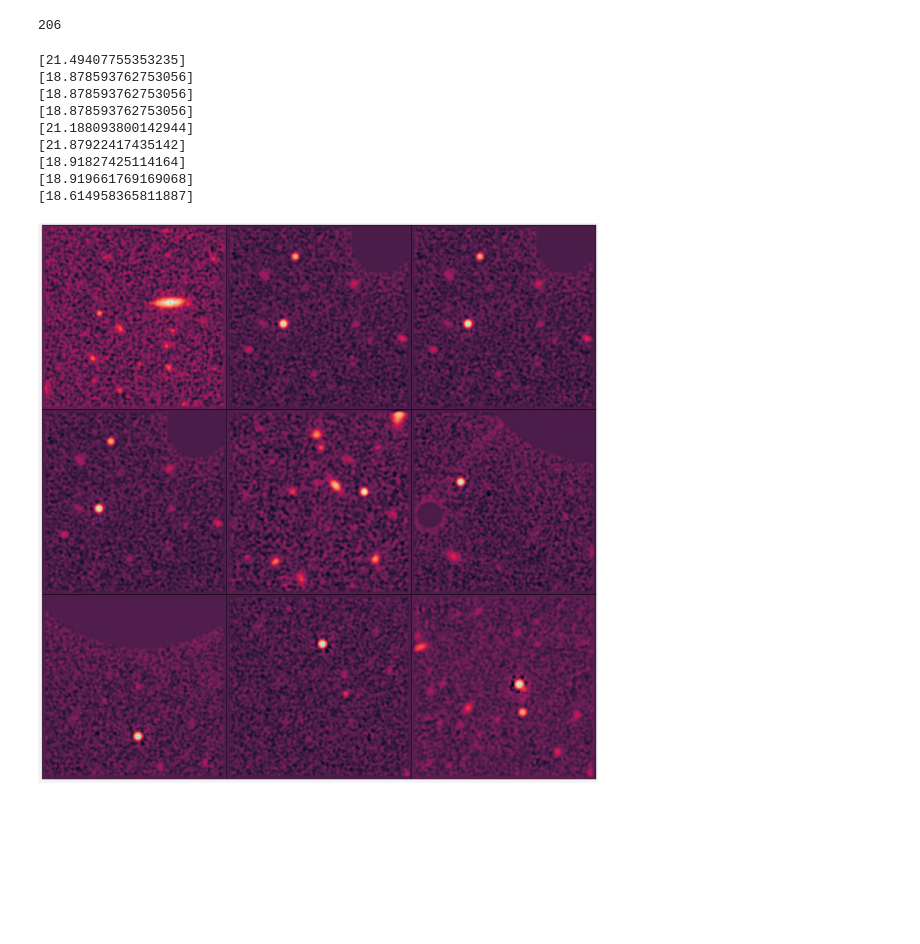
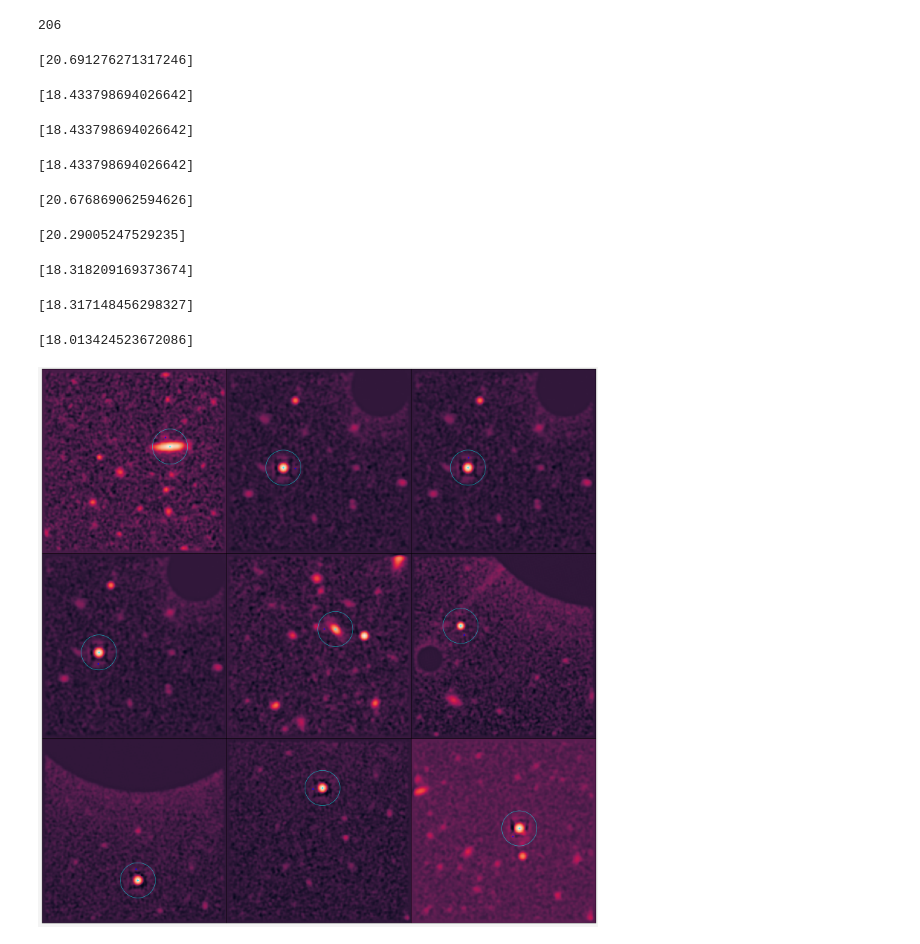
Before and after one commit to beckermr/des-y6-analysis, a Jupyter notebook: 2022_02_23_halodet_srcex/plot_big_ones.ipynb, the cells around one changed output. Drawn from its saved outputs; the diff is of its cells as text; code cells hidden in the pictures; blank space fills up the shorter version.

```diff
--- a/2022_02_23_halodet_srcex/plot_big_ones.ipynb
+++ b/2022_02_23_halodet_srcex/plot_big_ones.ipynb
@@ -156,47 +156,65 @@ msk_ok = (
 # %% [output]
 206
 # %%
+import matplotlib.pyplot as plt
+
 dim = 3
 fig, axs = pplt.subplots(nrows=dim, ncols=dim, figsize=(16, 16), hspace=0, wspace=0, share=0)
 
 i = 9
 for _i in range(dim):
     for _j in range(dim):
         sid = dsel["slice_id"][i]
         mbobs = _get_img_entry(sid, np.random.RandomState(seed=10))
-        im = mbobs[2][0].image
-        wgt = mbobs[2][0].weight
+        wgts = np.array([np.median(mbobs[i][0].weight) for i in range(len(mbobs))])
+        im = (
+            mbobs[0][0].image * wgts[0]
+            + mbobs[1][0].image * wgts[1]
+            + mbobs[2][0].image * wgts[2]
+            + mbobs[3][0].image * wgts[3]
+        ) / np.sum(wgts)
+        wgt = (
+            1.0/mbobs[0][0].weight * wgts[0]
+            + 1.0/mbobs[1][0].weight * wgts[1]
+            + 1.0/mbobs[2][0].weight * wgts[2]
+            + 1.0/mbobs[3][0].weight * wgts[3]
+        ) / np.sum(wgts)
+        wgt = 1.0 / wgt
+        wgt[~np.isfinite(wgt)] = 0
         axs[_i, _j].imshow(np.arcsinh(im * np.sqrt(np.median(wgt))), cmap="rocket")
         # print(dsel["mdet_s2n"][i])
         axs[_i, _j].grid(False)
         axs[_i, _j].xaxis.set_visible(False)
         axs[_i, _j].yaxis.set_visible(False)
 
         mmsk = (
             (d["slice_id"] == sid) & (d["mdet_step"] == "noshear")
             & np.isfinite(mag_g)
             & (np.abs(d["slice_x"] - dsel["slice_x"][i]) < 15)
             & (np.abs(d["slice_y"] - dsel["slice_y"][i]) < 15)
             & (np.abs(d["slice_x"] - dsel["slice_x"][i]) > 0)
             & (np.abs(d["slice_y"] - dsel["slice_y"][i]) > 0)
             & (mag_g < 22)
         )
         if np.any(mmsk):
-            print(sorted(mag_g[mmsk]))
+            print(sorted(mag_r[mmsk]))
             axs[_i, _j].plot(d["slice_x"][mmsk], d["slice_y"][mmsk], "+", color="cyan", ms=4)
+            for _x, _y in zip(d["slice_x"][mmsk], d["slice_y"][mmsk]):
+                c = plt.Circle((_x, _y), 5/0.263, color='cyan', fill=False)
+                axs[_i, _j].add_patch(c)
         axs[_i, _j].plot(dsel["slice_x"][i], dsel["slice_y"][i], "b.", ms=4)
 
         i += 1
 
 # fig.savefig("big_junk_%d.pdf" % i)
 # %% [output]
-[21.49407755353235]
-[18.878593762753056]
-[18.878593762753056]
-[18.878593762753056]
-[21.188093800142944]
-[21.87922417435142]
-[18.91827425114164]
-[18.919661769169068]
-[18.614958365811887]
+[20.691276271317246]
+[18.433798694026642]
+[18.433798694026642]
+[18.433798694026642]
+[20.676869062594626]
+[20.29005247529235]
+[18.318209169373674]
+[18.317148456298327]
+[18.013424523672086]
-[figure, old version]
+[figure, new version]
```
Also changed, not shown: parts of 1 cell of this notebook, 10 other files.
